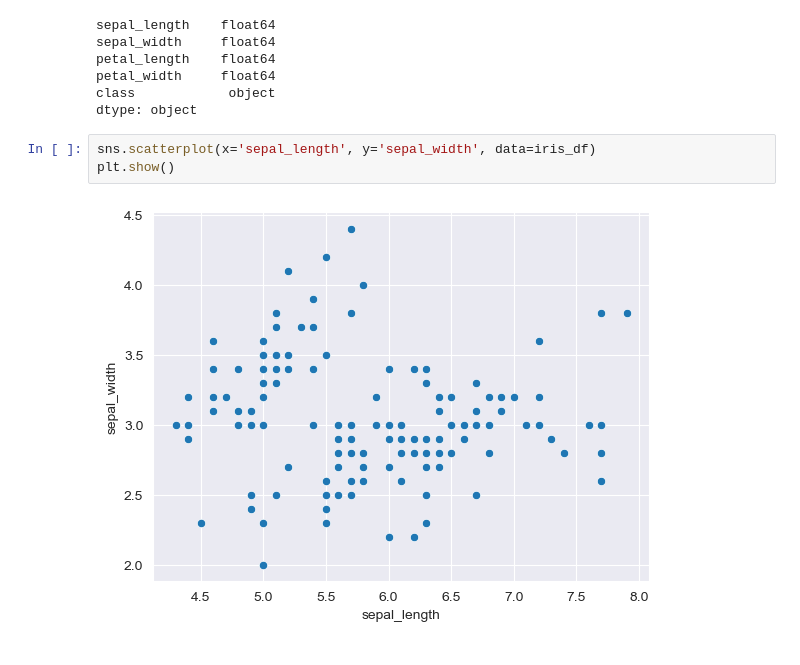
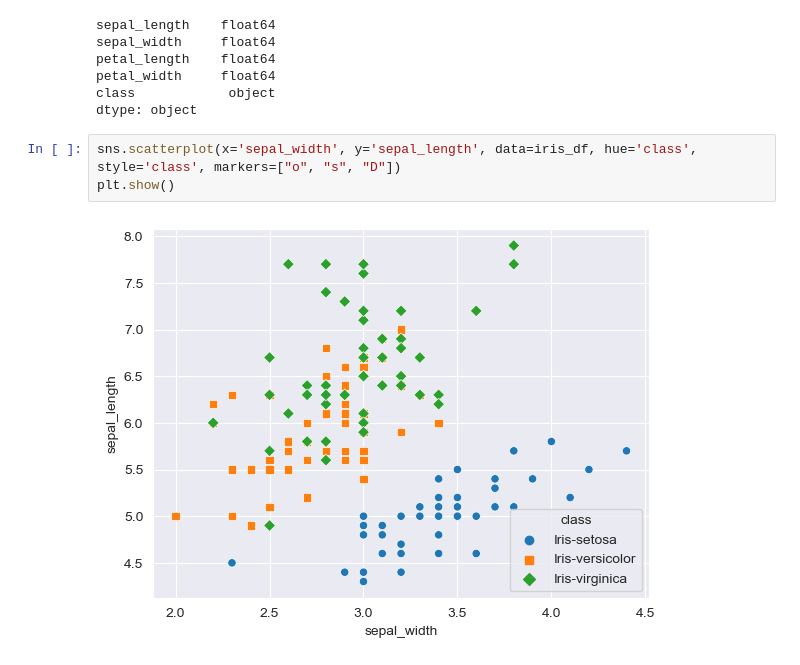
Before and after one commit to ramnareeesh/ml-playgrounds, a Jupyter notebook: Visualisation_iris.ipynb, the cells around one changed output. Saved outputs shown, nothing was run; the diff lists cells and outputs as text.

```diff
--- a/Visualisation_iris.ipynb
+++ b/Visualisation_iris.ipynb
@@ -32,7 +32,7 @@ petal_width     float64
 class            object
 dtype: object
 # %%
-sns.scatterplot(x='sepal_length', y='sepal_width', data=iris_df)
+sns.scatterplot(x='sepal_width', y='sepal_length', data=iris_df, hue='class', style='class', markers=["o", "s", "D"])
 plt.show()
 # %% [output]
-[figure, old version]
+[figure, new version]
```
Also changed, not shown: parts of 1 cell of this notebook.
